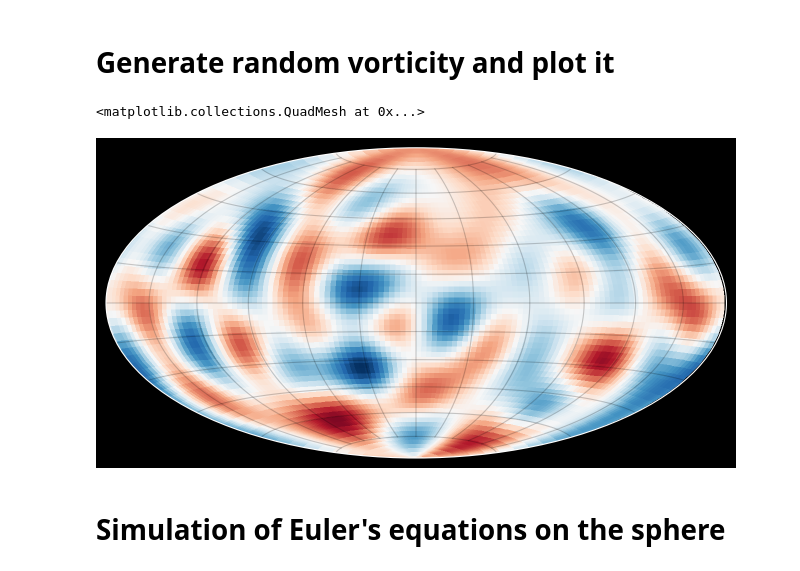
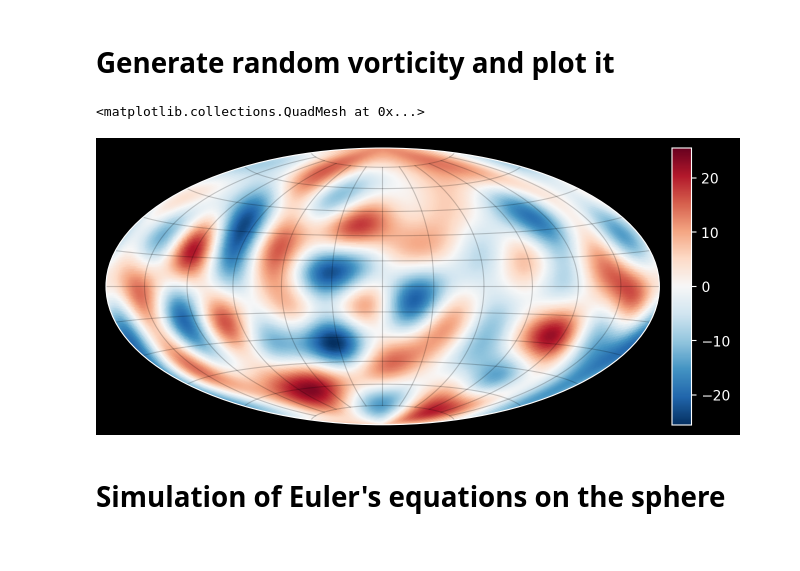
Before and after one commit to klasmodin/quflow, a Jupyter notebook: notebooks/basic-example.ipynb, the cells around one changed output. Drawn from its saved outputs; the diff is of its cells as text; code cells hidden in the pictures.

```diff
--- a/notebooks/basic-example.ipynb
+++ b/notebooks/basic-example.ipynb
@@ -11,13 +11,13 @@ import quflow as qf
 # %%
 lmax = 10  # How many spherical harmonics (SH) coefficients to include
 np.random.seed(42)  # For reproducability
 omega0 = np.random.randn(lmax**2)  # Array with SH coefficients
 omega0[0] = 0.0  # Set vanishing total circulation
 omega0[1:4] = 0.0  # Set vanishing total angular momentum
-qf.plot2(omega0, projection="hammer", N=64)  # Plot command
+qf.plot2(omega0, projection="hammer", N=256, colorbar=True)  # Plot command
 # %% [output]
 <matplotlib.collections.QuadMesh at 0x...>
-[figure, old version]
+[figure, new version]
 # %% [markdown]
 # Simulation of Euler's equations on the sphere
 # %% [markdown]
```
Also changed, not shown: parts of 7 cells of this notebook, 12 other files.
